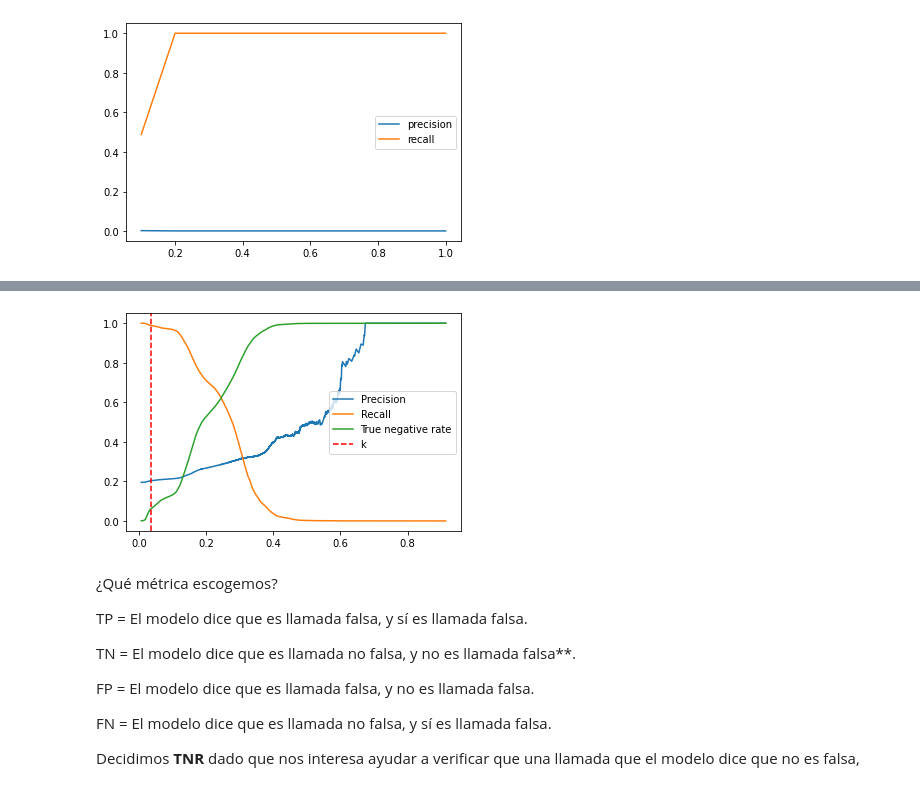
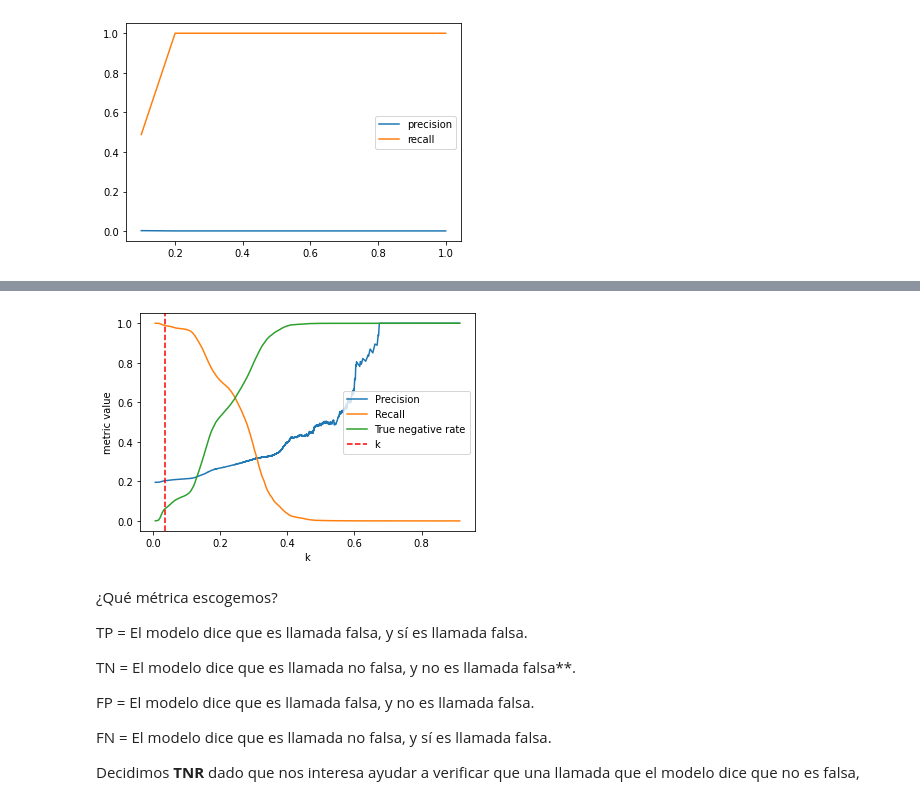
Before and after one commit to caroacostatovany/accidentes-viales-CDMX, a Jupyter notebook: notebooks/Reporte.ipynb, the cells around one changed output, grey strips where cells are left out. Saved outputs shown, nothing was run; the diff lists cells and outputs as text; code cells hidden in the pictures.

```diff
--- a/notebooks/Reporte.ipynb
+++ b/notebooks/Reporte.ipynb
@@ -29,11 +35,12 @@ from sklearn.model_selection import GridSearchCV, TimeSeriesSplit
 # %% [markdown]
 Cargamos el modelo y los sets de prueba y entrenamiento:
 # %%
-X_train = pickle.load(open("X_train_diciembre4.pkl", 'rb'))
-y_train = pickle.load(open("Y_train_diciembre4.pkl", 'rb'))
-X_test = pickle.load(open("X_test_diciembre4.pkl", 'rb'))
-y_test = pickle.load(open("y_test_diciembre4.pkl", 'rb'))
-model = joblib.load('/Users/Leo/Documents/MCD/1o/IDS/Proyectos/proyecto1/Notebooks/finalized_model.sav')
+X_train = pickle.load(open("../output/X_train_diciembre4.pkl", 'rb'))
+y_train = pickle.load(open("../output/Y_train_diciembre4.pkl", 'rb'))
+X_test = pickle.load(open("../output/X_test_diciembre4.pkl", 'rb'))
+y_test = pickle.load(open("../output/Y_test_diciembre4.pkl", 'rb'))
+# %%
+model = joblib.load('../output/finalized_model.sav')
 # %%
 #Confirmando el tamaño de los sets de prueba y entrenamiento:
 print(X_train.shape, y_train.shape, X_test.shape, y_test.shape)
@@ -255,3 +244,0 @@ def get_metrics_report(fpr, tpr, thresholds, precision, recall, thresholds_2):
-# %%
-metrics_report = get_metrics_report(fpr, tpr, thresholds, precision, recall, thresholds_2)
-metrics_report
@@ -272,12 +245,14 @@ metrics_report
 # %%
 plt.plot(metrics_report.threshold, metrics_report.precision, label="Precision")
 plt.plot(metrics_report.threshold, metrics_report.recall, label="Recall")
 plt.plot(metrics_report.threshold, metrics_report.tnr, label="True negative rate")
 plt.axvline(x=k, color="red", linestyle="--", label="k")
 plt.legend(loc="best")
+plt.xlabel("k")
+plt.ylabel("metric value")
 plt.show();
 # %% [output]
-[figure, old version]
+[figure, new version]
 # %% [markdown]
 ¿Qué métrica escogemos?
 
```
Also changed, not shown: parts of 24 cells of this notebook, 3 other files.
